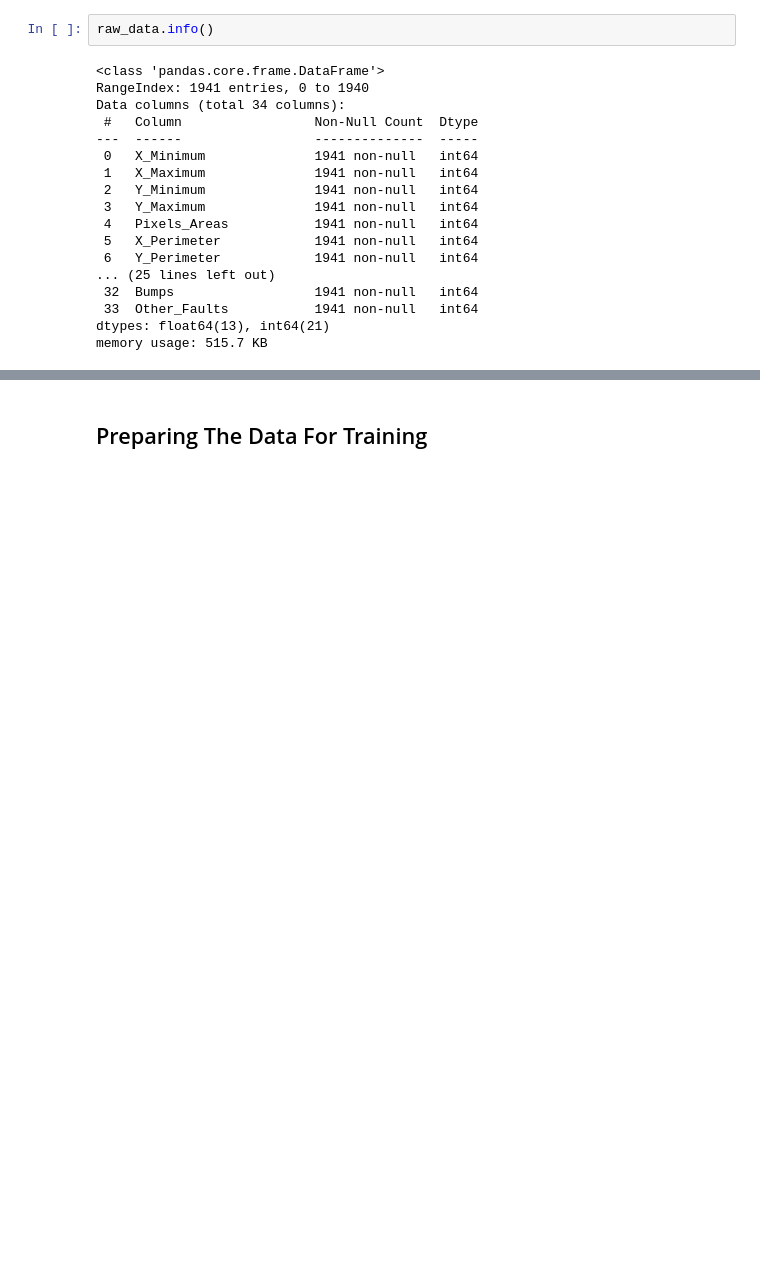
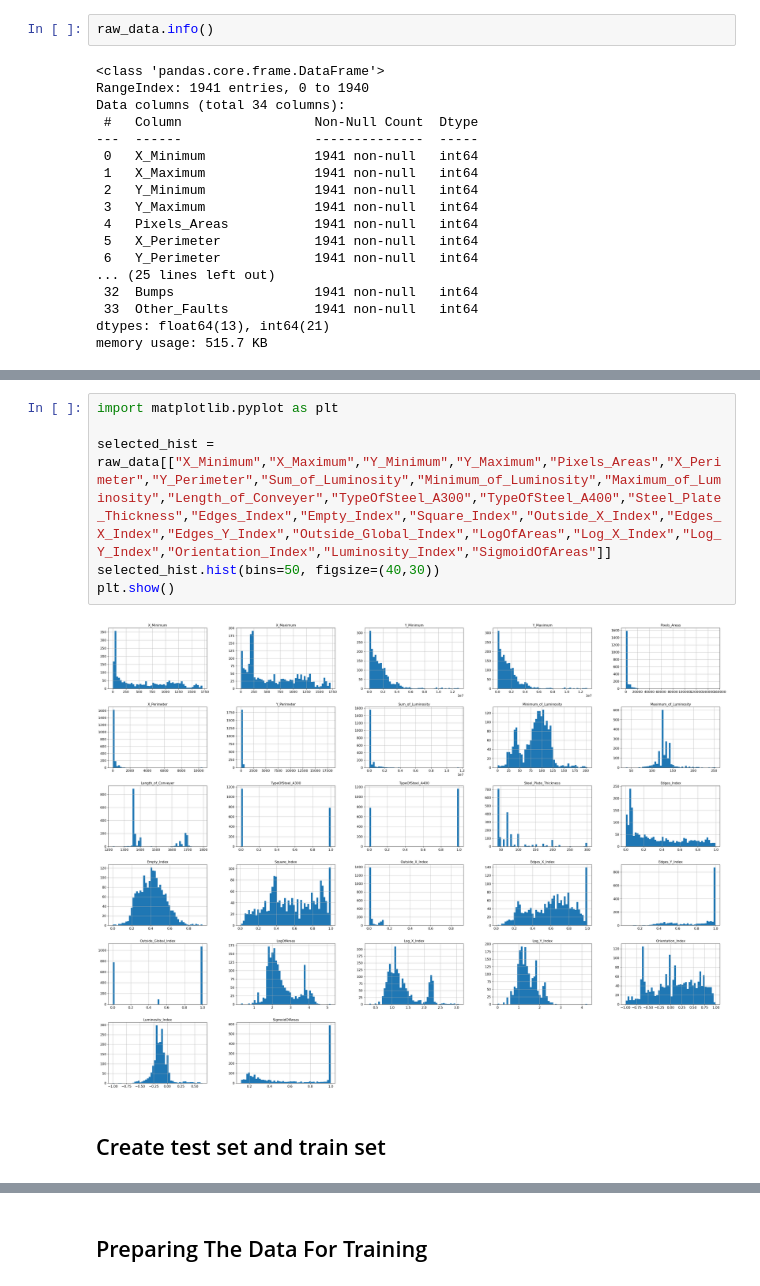
Before and after one commit to Hakonimatata/MachineLearning, a Jupyter notebook: Assignment_1/A1.ipynb, the cells around one changed output, grey strips where cells are left out. Cells and saved outputs as stored; diff of their text form; blank space fills up the shorter version.

```diff
--- a/Assignment_1/A1.ipynb
+++ b/Assignment_1/A1.ipynb
@@ -92,0 +102,10 @@ memory usage: 515.7 KB
+# %%
+import matplotlib.pyplot as plt
+
+selected_hist = raw_data[["X_Minimum","X_Maximum","Y_Minimum","Y_Maximum","Pixels_Areas","X_Perimeter","Y_Perimeter","Sum_of_Luminosity","Minimum_of_Luminosity","Maximum_of_Luminosity","Length_of_Conveyer","TypeOfSteel_A300","TypeOfSteel_A400","Steel_Plate_Thickness","Edges_Index","Empty_Index","Square_Index","Outside_X_Index","Edges_X_Index","Edges_Y_Index","Outside_Global_Index","LogOfAreas","Log_X_Index","Log_Y_Index","Orientation_Index","Luminosity_Index","SigmoidOfAreas"]]
+selected_hist.hist(bins=50, figsize=(40,30))
+plt.show()
+# %% [output]
+[figure, added]
+# %% [markdown]
+## Create test set and train set
```
Also changed, not shown: parts of 5 cells of this notebook.
